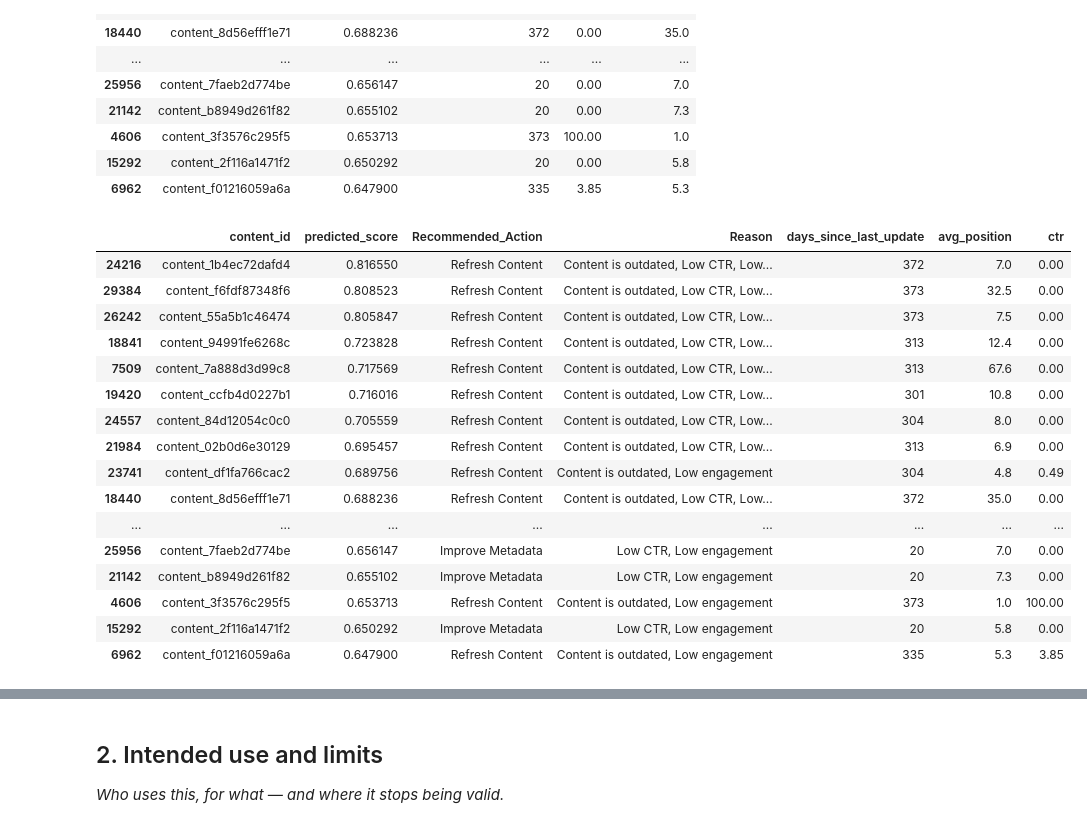
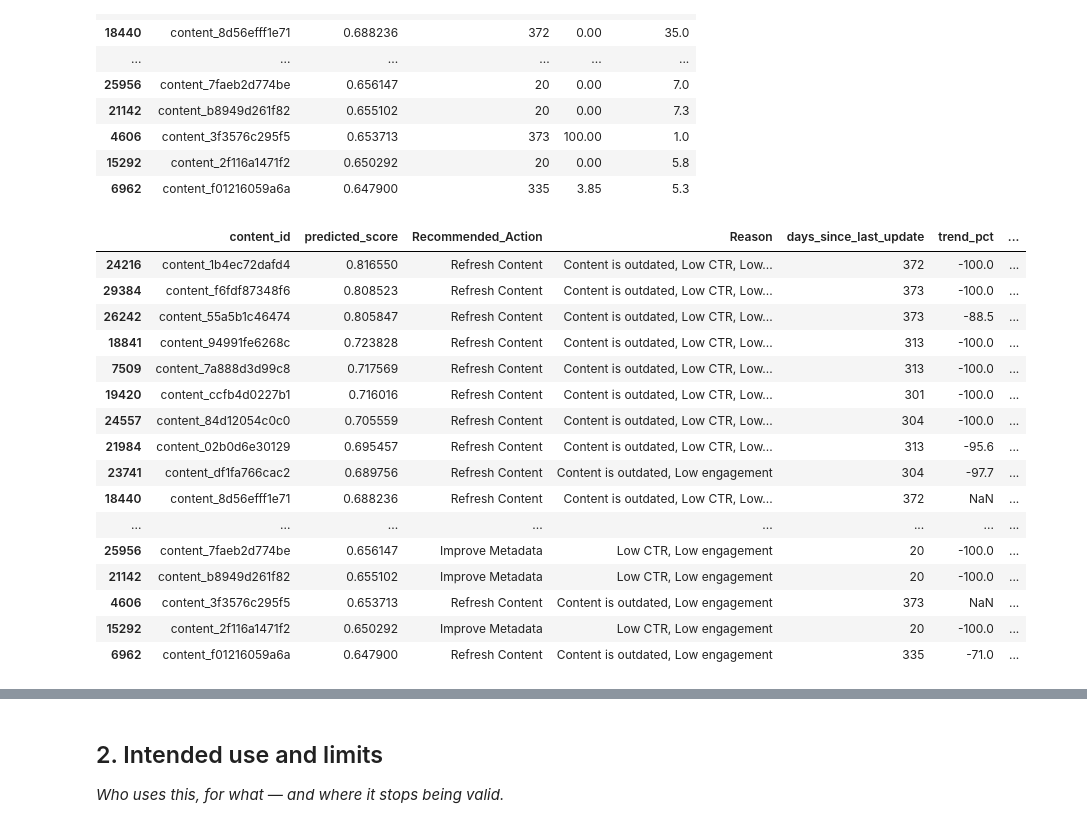
Before and after one commit to MahboobAli1/flyrank-ml-internship, a Jupyter notebook: work/notebooks/w07_action_playbook.ipynb, the cells around one changed output, grey strips where cells are left out. Cells and saved outputs as stored; diff of their text form; code cells hidden in the pictures.

```diff
--- a/work/notebooks/w07_action_playbook.ipynb
+++ b/work/notebooks/w07_action_playbook.ipynb
@@ -134,47 +134,48 @@ def get_action(row):
     elif row["avg_position"] > 20:
         return "Improve SEO"
 
     elif row["ctr"] < 0.03:
         return "Improve Metadata"
 
     elif row["engagement_rate"] < 0.40:
         return "Improve Content Quality"
 
     else:
         return "Monitor"
 
 
 action_df["Reason"] = action_df.apply(get_reason, axis=1)
 action_df["Recommended_Action"] = action_df.apply(get_action, axis=1)
 
 queue = action_df[
     [
         "content_id",
         "predicted_score",
         "Recommended_Action",
         "Reason",
         "days_since_last_update",
+        "trend_pct",
         "avg_position",
         "ctr"
     ]
 ].head(20)
 
 queue
 # %% [output]
-|  | content_id | predicted_score | Recommended_Action | Reason | days_since_last_update | avg_position | ctr |
-| 24216 | content_1b4ec72dafd4 | 0.816550 | Refresh Content | Content is outdated, Low CTR, Low... | 372 | 7.0 | 0.00 |
-| 29384 | content_f6fdf87348f6 | 0.808523 | Refresh Content | Content is outdated, Low CTR, Low... | 373 | 32.5 | 0.00 |
-| 26242 | content_55a5b1c46474 | 0.805847 | Refresh Content | Content is outdated, Low CTR, Low... | 373 | 7.5 | 0.00 |
-| 18841 | content_94991fe6268c | 0.723828 | Refresh Content | Content is outdated, Low CTR, Low... | 313 | 12.4 | 0.00 |
-| 7509 | content_7a888d3d99c8 | 0.717569 | Refresh Content | Content is outdated, Low CTR, Low... | 313 | 67.6 | 0.00 |
-| 19420 | content_ccfb4d0227b1 | 0.716016 | Refresh Content | Content is outdated, Low CTR, Low... | 301 | 10.8 | 0.00 |
-| 24557 | content_84d12054c0c0 | 0.705559 | Refresh Content | Content is outdated, Low CTR, Low... | 304 | 8.0 | 0.00 |
-| 21984 | content_02b0d6e30129 | 0.695457 | Refresh Content | Content is outdated, Low CTR, Low... | 313 | 6.9 | 0.00 |
-| 23741 | content_df1fa766cac2 | 0.689756 | Refresh Content | Content is outdated, Low engagement | 304 | 4.8 | 0.49 |
-| 18440 | content_8d56efff1e71 | 0.688236 | Refresh Content | Content is outdated, Low CTR, Low... | 372 | 35.0 | 0.00 |
+|  | content_id | predicted_score | Recommended_Action | Reason | days_since_last_update | trend_pct | ... |
+| 24216 | content_1b4ec72dafd4 | 0.816550 | Refresh Content | Content is outdated, Low CTR, Low... | 372 | -100.0 | ... |
+| 29384 | content_f6fdf87348f6 | 0.808523 | Refresh Content | Content is outdated, Low CTR, Low... | 373 | -100.0 | ... |
+| 26242 | content_55a5b1c46474 | 0.805847 | Refresh Content | Content is outdated, Low CTR, Low... | 373 | -88.5 | ... |
+| 18841 | content_94991fe6268c | 0.723828 | Refresh Content | Content is outdated, Low CTR, Low... | 313 | -100.0 | ... |
+| 7509 | content_7a888d3d99c8 | 0.717569 | Refresh Content | Content is outdated, Low CTR, Low... | 313 | -100.0 | ... |
+| 19420 | content_ccfb4d0227b1 | 0.716016 | Refresh Content | Content is outdated, Low CTR, Low... | 301 | -100.0 | ... |
+| 24557 | content_84d12054c0c0 | 0.705559 | Refresh Content | Content is outdated, Low CTR, Low... | 304 | -100.0 | ... |
+| 21984 | content_02b0d6e30129 | 0.695457 | Refresh Content | Content is outdated, Low CTR, Low... | 313 | -95.6 | ... |
+| 23741 | content_df1fa766cac2 | 0.689756 | Refresh Content | Content is outdated, Low engagement | 304 | -97.7 | ... |
+| 18440 | content_8d56efff1e71 | 0.688236 | Refresh Content | Content is outdated, Low CTR, Low... | 372 | NaN | ... |
 | ... | ... | ... | ... | ... | ... | ... | ... |
-| 25956 | content_7faeb2d774be | 0.656147 | Improve Metadata | Low CTR, Low engagement | 20 | 7.0 | 0.00 |
-| 21142 | content_b8949d261f82 | 0.655102 | Improve Metadata | Low CTR, Low engagement | 20 | 7.3 | 0.00 |
-| 4606 | content_3f3576c295f5 | 0.653713 | Refresh Content | Content is outdated, Low engagement | 373 | 1.0 | 100.00 |
-| 15292 | content_2f116a1471f2 | 0.650292 | Improve Metadata | Low CTR, Low engagement | 20 | 5.8 | 0.00 |
-| 6962 | content_f01216059a6a | 0.647900 | Refresh Content | Content is outdated, Low engagement | 335 | 5.3 | 3.85 |
+| 25956 | content_7faeb2d774be | 0.656147 | Improve Metadata | Low CTR, Low engagement | 20 | -100.0 | ... |
+| 21142 | content_b8949d261f82 | 0.655102 | Improve Metadata | Low CTR, Low engagement | 20 | -100.0 | ... |
+| 4606 | content_3f3576c295f5 | 0.653713 | Refresh Content | Content is outdated, Low engagement | 373 | NaN | ... |
+| 15292 | content_2f116a1471f2 | 0.650292 | Improve Metadata | Low CTR, Low engagement | 20 | -100.0 | ... |
+| 6962 | content_f01216059a6a | 0.647900 | Refresh Content | Content is outdated, Low engagement | 335 | -71.0 | ... |
```
Also changed, not shown: parts of 3 cells of this notebook.
